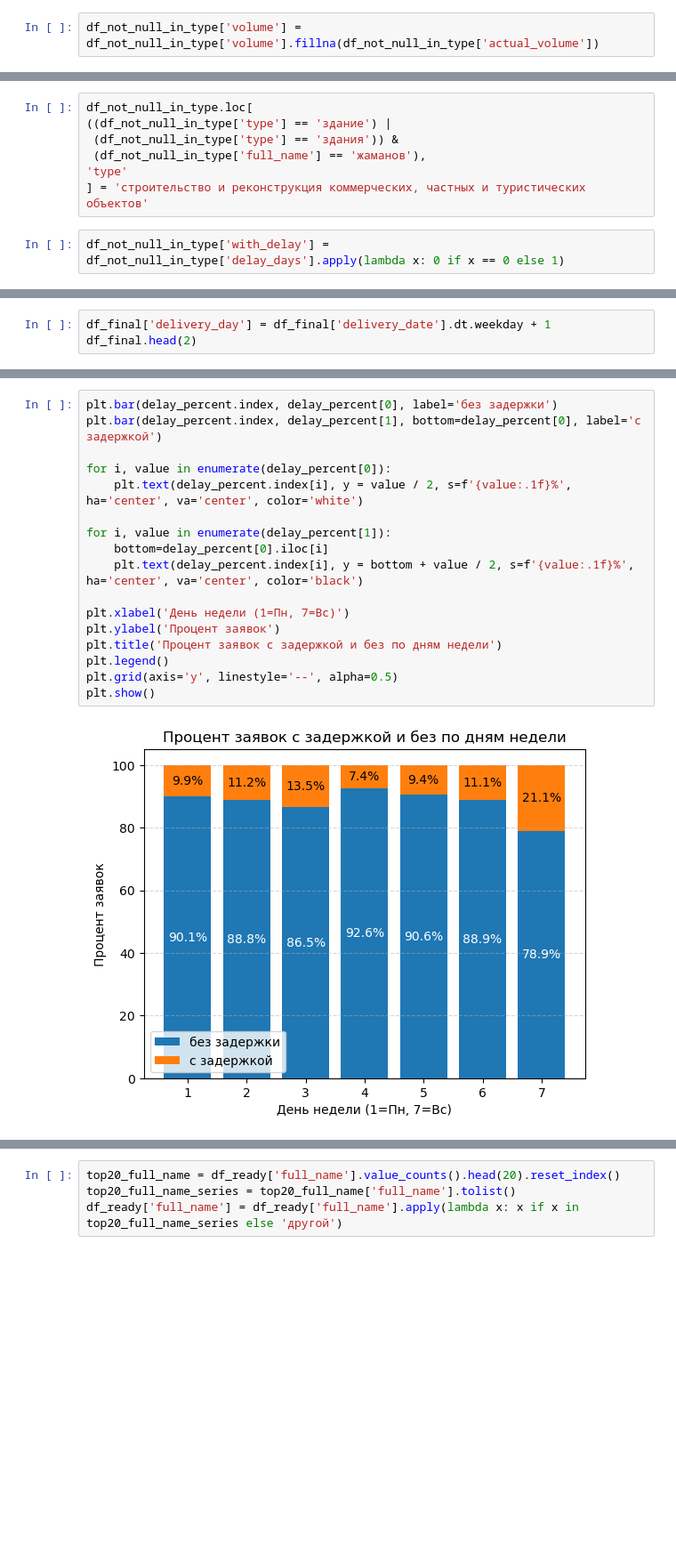
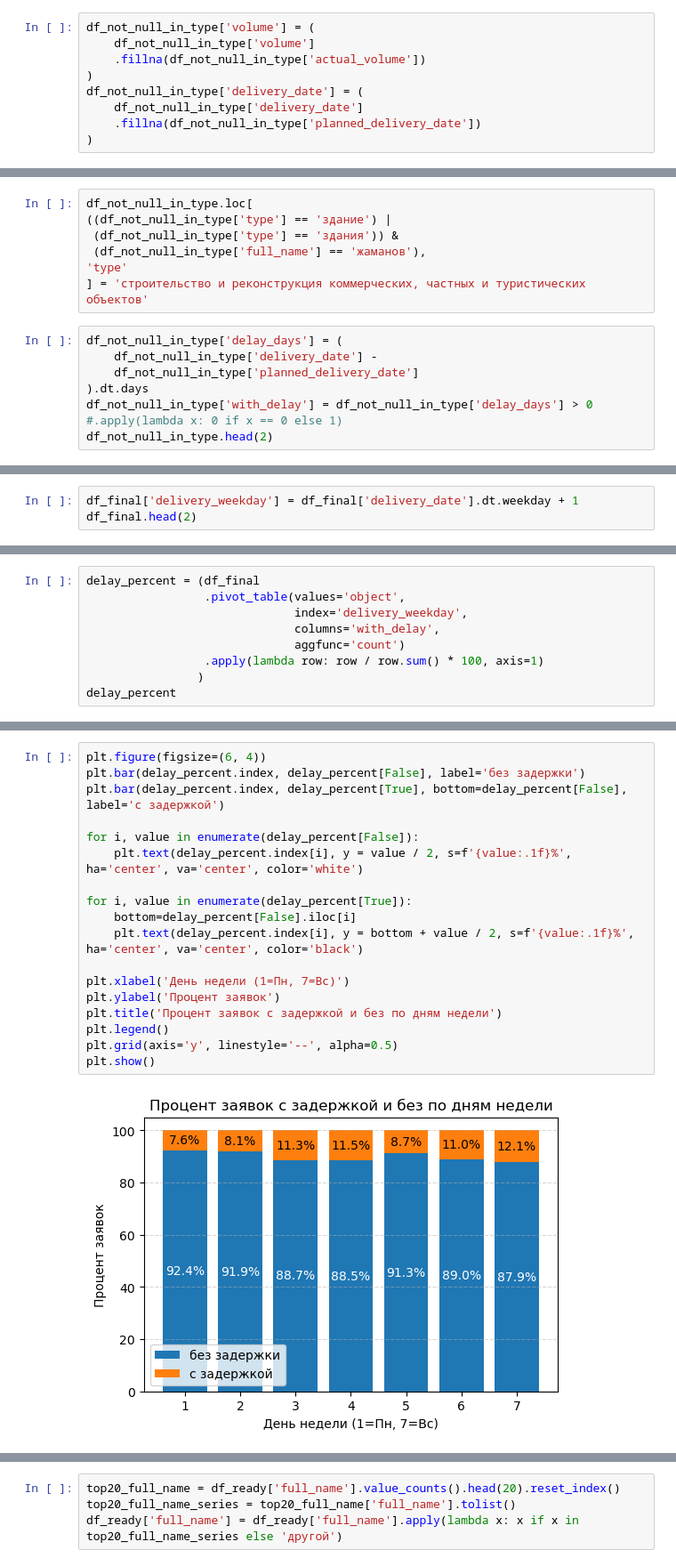
Before and after one commit to Andrefan1406/ds_projects, a Jupyter notebook: concrete_delays/ConcreteDelayPredictor.ipynb, the cells around one changed output, grey strips where cells are left out. Shown at 89% size. Cells and saved outputs as stored; diff of their text form; blank space fills up the shorter version.

Commit message:
маленькие правки concrete delay

```diff
--- a/concrete_delays/ConcreteDelayPredictor.ipynb
+++ b/concrete_delays/ConcreteDelayPredictor.ipynb
@@ -542,5 +551,12 @@ memory usage: 895.5+ KB
 # %%
-df_not_null_in_type['volume'] = df_not_null_in_type['volume'].fillna(df_not_null_in_type['actual_volume'])
+df_not_null_in_type['volume'] = (
+    df_not_null_in_type['volume']
+    .fillna(df_not_null_in_type['actual_volume'])
+)
+df_not_null_in_type['delivery_date'] = (
+    df_not_null_in_type['delivery_date']
+    .fillna(df_not_null_in_type['planned_delivery_date'])
+)
 # %%
 df_not_null_in_type[df_not_null_in_type['actual_volume'].isna()]
 # %% [output]
@@ -646,4 +662,9 @@ df_not_null_in_type.loc[
 'type'
 ] = 'строительство и реконструкция коммерческих, частных и туристических объектов'
 # %%
-df_not_null_in_type['with_delay'] = df_not_null_in_type['delay_days'].apply(lambda x: 0 if x == 0 else 1)
+df_not_null_in_type['delay_days'] = (
+    df_not_null_in_type['delivery_date'] -
+    df_not_null_in_type['planned_delivery_date']
+).dt.days
+df_not_null_in_type['with_delay'] = df_not_null_in_type['delay_days'] > 0    #.apply(lambda x: 0 if x == 0 else 1)
+df_not_null_in_type.head(2)
@@ -687,7 +713,16 @@ memory usage: 682.2+ KB
 # %%
-df_final['delivery_day'] = df_final['delivery_date'].dt.weekday + 1
+df_final['delivery_weekday'] = df_final['delivery_date'].dt.weekday + 1
 df_final.head(2)
 # %% [output]
 |  | planned_delivery_date | planned_delivery_time | type | material | volume | full_name | object | position | ... |
 | 0 | 2025-02-02 | 8 | строительство жилых домов | Раствор | 0.5 | адаменко | спорт | поз.76 | ... |
 | 1 | 2025-02-01 | 8 | строительство жилых домов | Раствор | 1.5 | дуйсен | брик таун 1 | не указано | ... |
+# %%
+delay_percent = (df_final
+                 .pivot_table(values='object',
+                              index='delivery_weekday',
+                              columns='with_delay',
+                              aggfunc='count')
+                 .apply(lambda row: row / row.sum() * 100, axis=1)
+                )
+delay_percent
@@ -694,19 +739,20 @@ df_final.head(2)
 # %%
-plt.bar(delay_percent.index, delay_percent[0], label='без задержки')
-plt.bar(delay_percent.index, delay_percent[1], bottom=delay_percent[0], label='с задержкой')
+plt.figure(figsize=(6, 4))
+plt.bar(delay_percent.index, delay_percent[False], label='без задержки')
+plt.bar(delay_percent.index, delay_percent[True], bottom=delay_percent[False], label='с задержкой')
 
-for i, value in enumerate(delay_percent[0]):
+for i, value in enumerate(delay_percent[False]):
     plt.text(delay_percent.index[i], y = value / 2, s=f'{value:.1f}%', ha='center', va='center', color='white')
 
-for i, value in enumerate(delay_percent[1]):
-    bottom=delay_percent[0].iloc[i]
+for i, value in enumerate(delay_percent[True]):
+    bottom=delay_percent[False].iloc[i]
     plt.text(delay_percent.index[i], y = bottom + value / 2, s=f'{value:.1f}%', ha='center', va='center', color='black')
 
 plt.xlabel('День недели (1=Пн, 7=Вс)')
 plt.ylabel('Процент заявок')
 plt.title('Процент заявок с задержкой и без по дням недели')
 plt.legend()
 plt.grid(axis='y', linestyle='--', alpha=0.5)
 plt.show()
 # %% [output]
-[figure, old version]
+[figure, new version]
```
Also changed, not shown: parts of 27 cells of this notebook.
